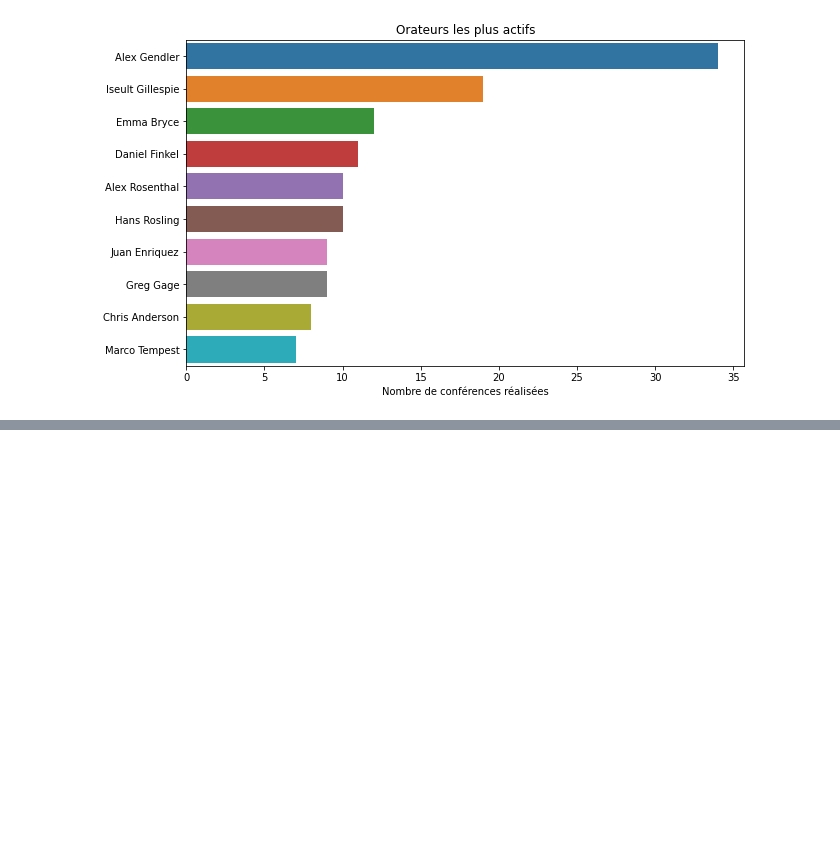
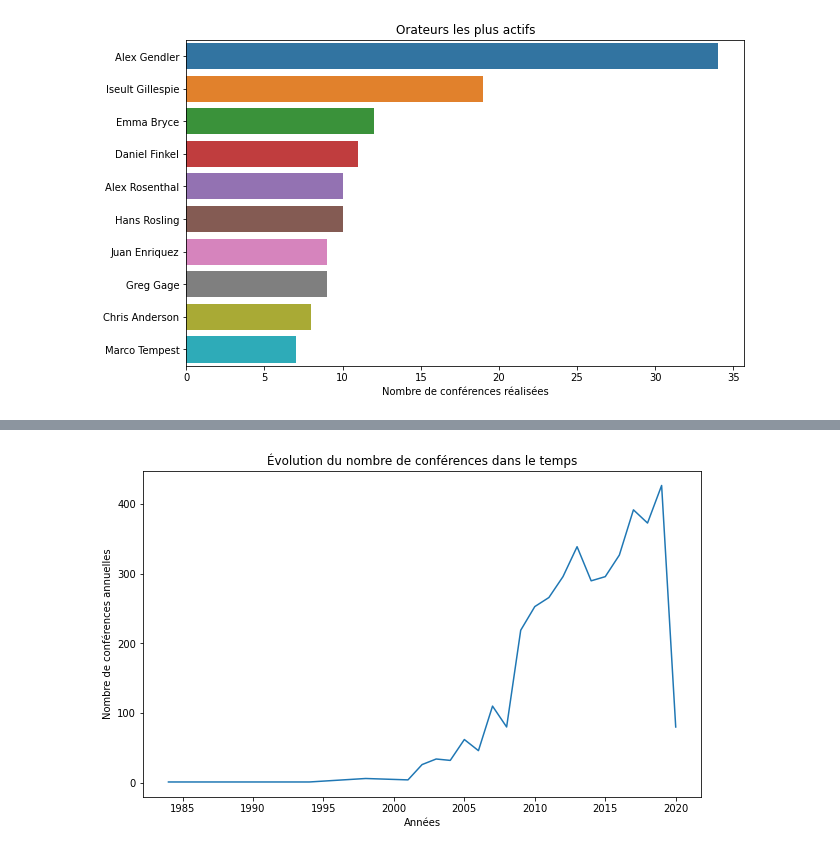
Before and after one commit to VictorTaillieu/TED-talks-analysis, a Jupyter notebook: notebooks/exploration.ipynb, the cells around one changed output, grey strips where cells are left out. Cells and saved outputs as stored; diff of their text form; code cells hidden in the pictures; blank space fills up the shorter version.

```diff
--- a/notebooks/exploration.ipynb
+++ b/notebooks/exploration.ipynb
@@ -137,0 +160,15 @@ plt.show()
+# %%
+ted_talks.recorded_date = pd.to_datetime(ted_talks.recorded_date)
+
+talks_by_year = ted_talks.recorded_date.dt.year.value_counts()
+# talks_by_year = talks_by_year[talks_by_year.index < 2020]
+
+plt.figure(figsize=(10, 6))
+
+sns.lineplot(x=talks_by_year.index, y=talks_by_year)
+plt.title("Évolution du nombre de conférences dans le temps")
+plt.xlabel("Années")
+plt.ylabel("Nombre de conférences annuelles")
+plt.show()
+# %% [output]
+[figure, added]
```
Also changed, not shown: parts of 12 cells of this notebook.
